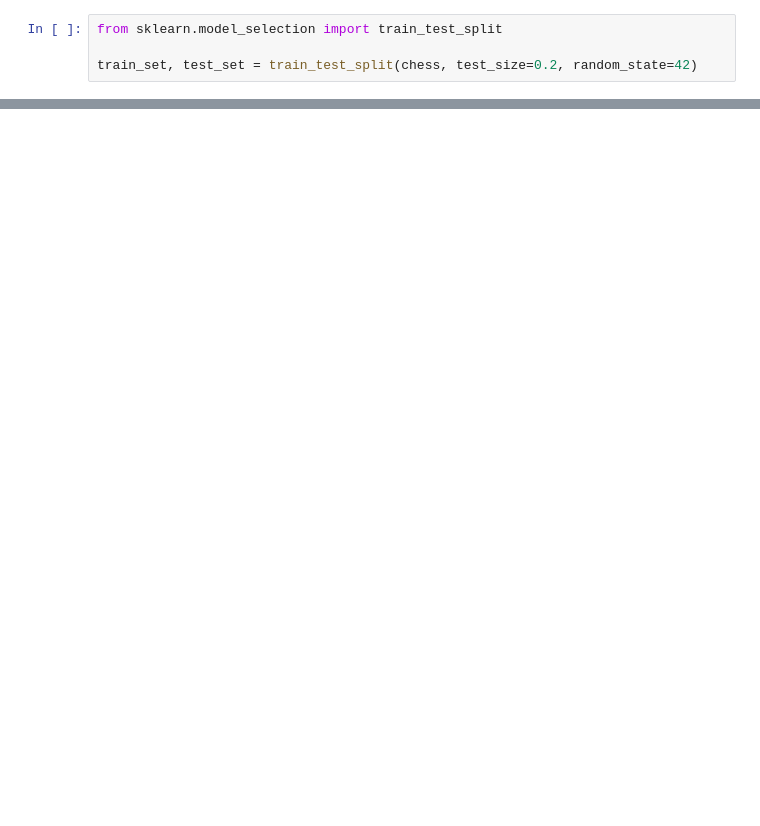
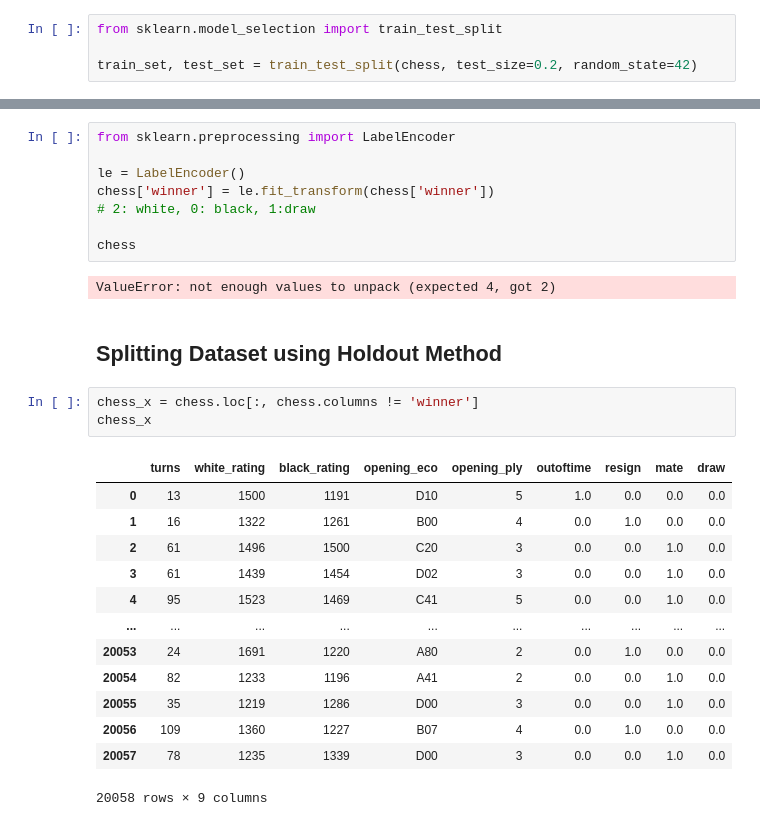
Before and after one commit to ceschini/lichess_win_prediction, a Jupyter notebook: ml_chess_predict.ipynb, the cells around one changed output, grey strips where cells are left out. Saved outputs shown, nothing was run; the diff lists cells and outputs as text; blank space fills up the shorter version.

```diff
--- a/ml_chess_predict.ipynb
+++ b/ml_chess_predict.ipynb
@@ -121,0 +259,29 @@ KeyError: 'winner'
+# %%
+from sklearn.preprocessing import LabelEncoder
+
+le = LabelEncoder()
+chess['winner'] = le.fit_transform(chess['winner'])
+# 2: white, 0: black, 1:draw
+
+chess
+# %% [output]
+ValueError: not enough values to unpack (expected 4, got 2)
+# %% [markdown]
+## Splitting Dataset using Holdout Method
+# %%
+chess_x = chess.loc[:, chess.columns != 'winner']
+chess_x
+# %% [output]
+|  | turns | white_rating | black_rating | opening_eco | opening_ply | outoftime | resign | mate | draw |
+| 0 | 13 | 1500 | 1191 | D10 | 5 | 1.0 | 0.0 | 0.0 | 0.0 |
+| 1 | 16 | 1322 | 1261 | B00 | 4 | 0.0 | 1.0 | 0.0 | 0.0 |
+| 2 | 61 | 1496 | 1500 | C20 | 3 | 0.0 | 0.0 | 1.0 | 0.0 |
+| 3 | 61 | 1439 | 1454 | D02 | 3 | 0.0 | 0.0 | 1.0 | 0.0 |
+| 4 | 95 | 1523 | 1469 | C41 | 5 | 0.0 | 0.0 | 1.0 | 0.0 |
+| ... | ... | ... | ... | ... | ... | ... | ... | ... | ... |
+| 20053 | 24 | 1691 | 1220 | A80 | 2 | 0.0 | 1.0 | 0.0 | 0.0 |
+| 20054 | 82 | 1233 | 1196 | A41 | 2 | 0.0 | 0.0 | 1.0 | 0.0 |
+| 20055 | 35 | 1219 | 1286 | D00 | 3 | 0.0 | 0.0 | 1.0 | 0.0 |
+| 20056 | 109 | 1360 | 1227 | B07 | 4 | 0.0 | 1.0 | 0.0 | 0.0 |
+| 20057 | 78 | 1235 | 1339 | D00 | 3 | 0.0 | 0.0 | 1.0 | 0.0 |
+20058 rows × 9 columns
```
Also changed, not shown: parts of 28 cells of this notebook.
